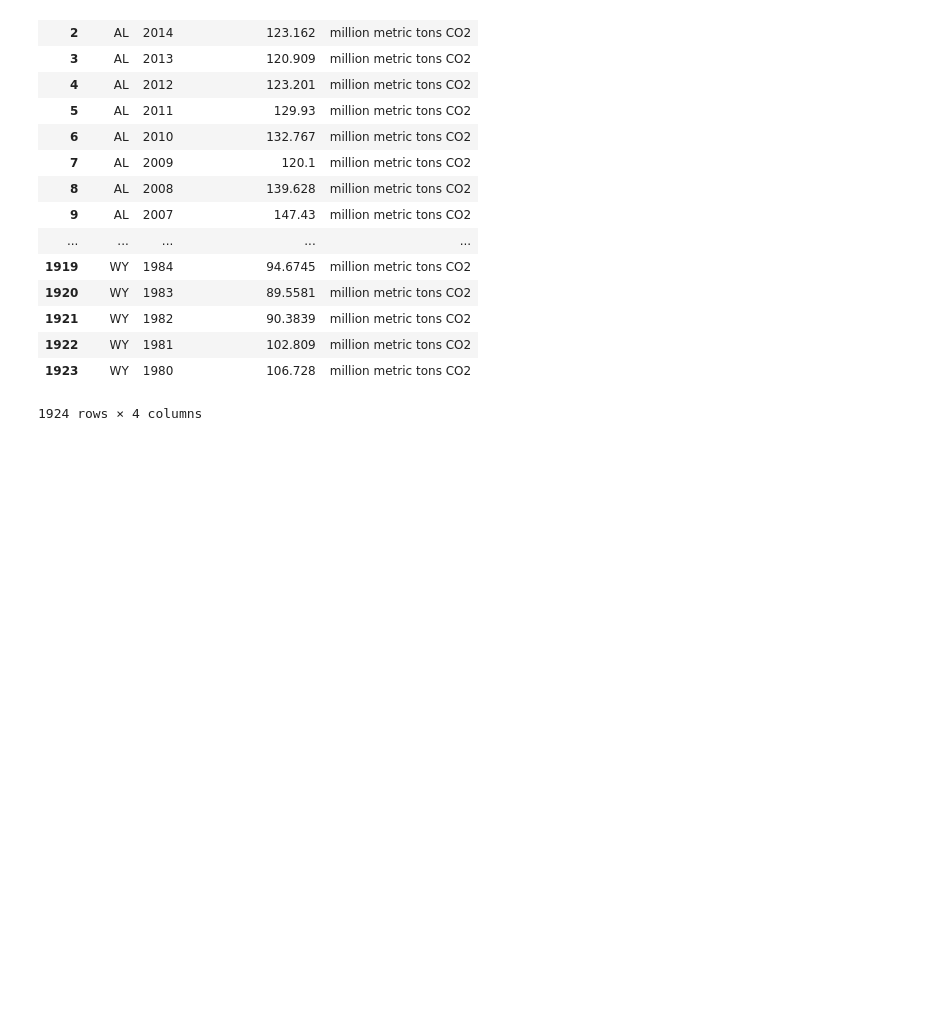
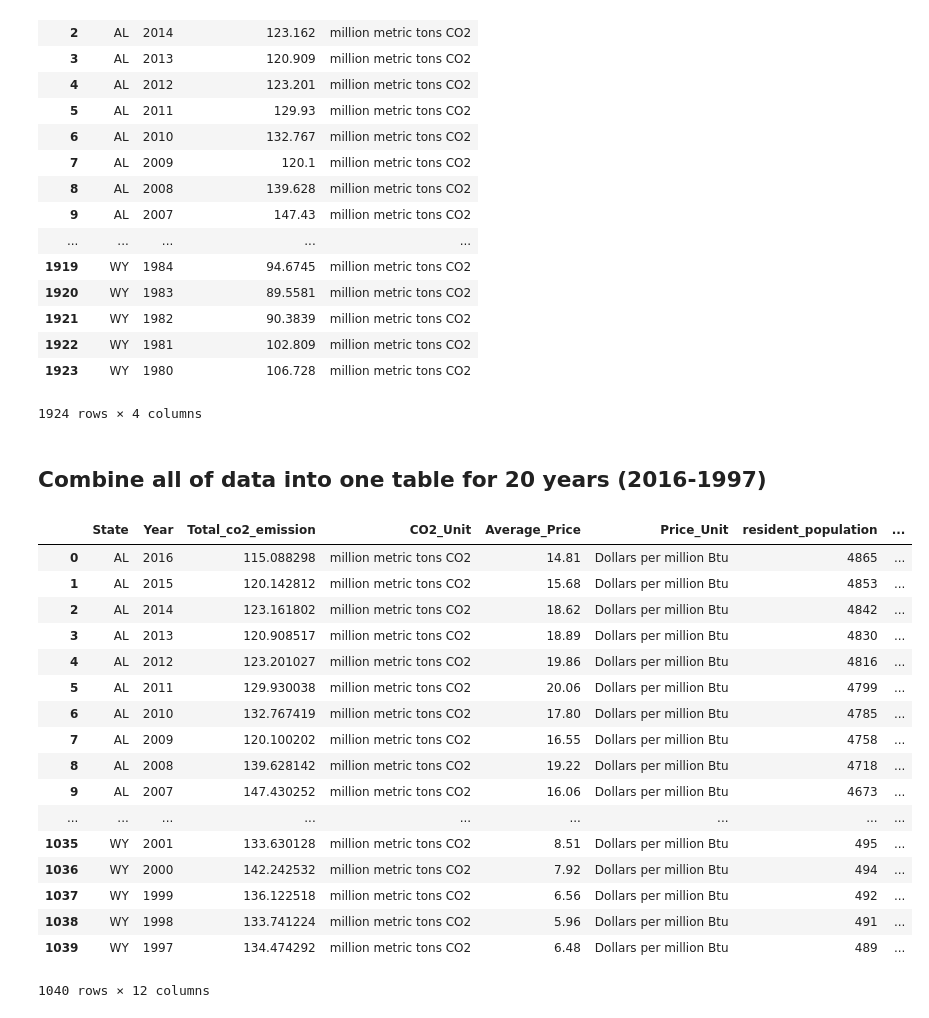
Before and after one commit to monteirof4/us-energy-analysis, a Jupyter notebook: EIA_API_Data.ipynb, the cells around one changed output. Saved outputs shown, nothing was run; the diff lists cells and outputs as text; code cells hidden in the pictures; blank space fills up the shorter version.

Commit message:
Combine all of data into one table for 20 years

```diff
--- a/EIA_API_Data.ipynb
+++ b/EIA_API_Data.ipynb
@@ -323,0 +324,41 @@ final_co2_state.to_csv("/Users/adam/Desktop/total_co2_emission.csv",index=False)
+# %% [markdown]
+## Combine all of data into one table for 20 years (2016-1997)
+# %%
+final_co2_state = pd.read_csv("assets/data/EIA_Project_Data/total_co2_emission.csv")
+final_price_state = pd.read_csv("assets/data/EIA_Project_Data/energy_average_price.csv")
+final_pop_state = pd.read_csv("assets/data/EIA_Project_Data/resident_population.csv")
+final_energy_state = pd.read_csv("assets/data/EIA_Project_Data/total_energy_production.csv")
+final_renewable_state = pd.read_csv("assets/data/EIA_Project_Data/renewable_energy_production.csv")
+# %%
+#Select 20 years (2016-1997)
+final_co2_state_20 = final_co2_state.loc[(final_co2_state.Year<=2016) & (final_co2_state.Year>=1997), :]
+final_price_state_20 = final_price_state.loc[(final_price_state.Year<=2016) & (final_price_state.Year>=1997), :]
+final_pop_state_20 = final_pop_state.loc[(final_pop_state.Year<=2016) & (final_pop_state.Year>=1997), :]
+final_energy_state_20 = final_energy_state.loc[(final_energy_state.Year<=2016) & (final_energy_state.Year>=1997), :]
+final_renewable_state_20 = final_renewable_state.loc[(final_renewable_state.Year<=2016) & (final_renewable_state.Year>=1997), :]
+# %%
+#Merge all of dataset into one table
+df1 = pd.merge(final_co2_state_20,final_price_state_20)
+df2 = pd.merge(df1,final_pop_state_20)
+df3 = pd.merge(df2,final_energy_state_20)
+final_combine_table = pd.merge(df3,final_renewable_state_20)
+final_combine_table
+# %% [output]
+|  | State | Year | Total_co2_emission | CO2_Unit | Average_Price | Price_Unit | resident_population | ... |
+| 0 | AL | 2016 | 115.088298 | million metric tons CO2 | 14.81 | Dollars per million Btu | 4865 | ... |
+| 1 | AL | 2015 | 120.142812 | million metric tons CO2 | 15.68 | Dollars per million Btu | 4853 | ... |
+| 2 | AL | 2014 | 123.161802 | million metric tons CO2 | 18.62 | Dollars per million Btu | 4842 | ... |
+| 3 | AL | 2013 | 120.908517 | million metric tons CO2 | 18.89 | Dollars per million Btu | 4830 | ... |
+| 4 | AL | 2012 | 123.201027 | million metric tons CO2 | 19.86 | Dollars per million Btu | 4816 | ... |
+| 5 | AL | 2011 | 129.930038 | million metric tons CO2 | 20.06 | Dollars per million Btu | 4799 | ... |
+| 6 | AL | 2010 | 132.767419 | million metric tons CO2 | 17.80 | Dollars per million Btu | 4785 | ... |
+| 7 | AL | 2009 | 120.100202 | million metric tons CO2 | 16.55 | Dollars per million Btu | 4758 | ... |
+| 8 | AL | 2008 | 139.628142 | million metric tons CO2 | 19.22 | Dollars per million Btu | 4718 | ... |
+| 9 | AL | 2007 | 147.430252 | million metric tons CO2 | 16.06 | Dollars per million Btu | 4673 | ... |
+| ... | ... | ... | ... | ... | ... | ... | ... | ... |
+| 1035 | WY | 2001 | 133.630128 | million metric tons CO2 | 8.51 | Dollars per million Btu | 495 | ... |
+| 1036 | WY | 2000 | 142.242532 | million metric tons CO2 | 7.92 | Dollars per million Btu | 494 | ... |
+| 1037 | WY | 1999 | 136.122518 | million metric tons CO2 | 6.56 | Dollars per million Btu | 492 | ... |
+| 1038 | WY | 1998 | 133.741224 | million metric tons CO2 | 5.96 | Dollars per million Btu | 491 | ... |
+| 1039 | WY | 1997 | 134.474292 | million metric tons CO2 | 6.48 | Dollars per million Btu | 489 | ... |
+1040 rows × 12 columns
```
Also changed, not shown: parts of 11 cells of this notebook.
